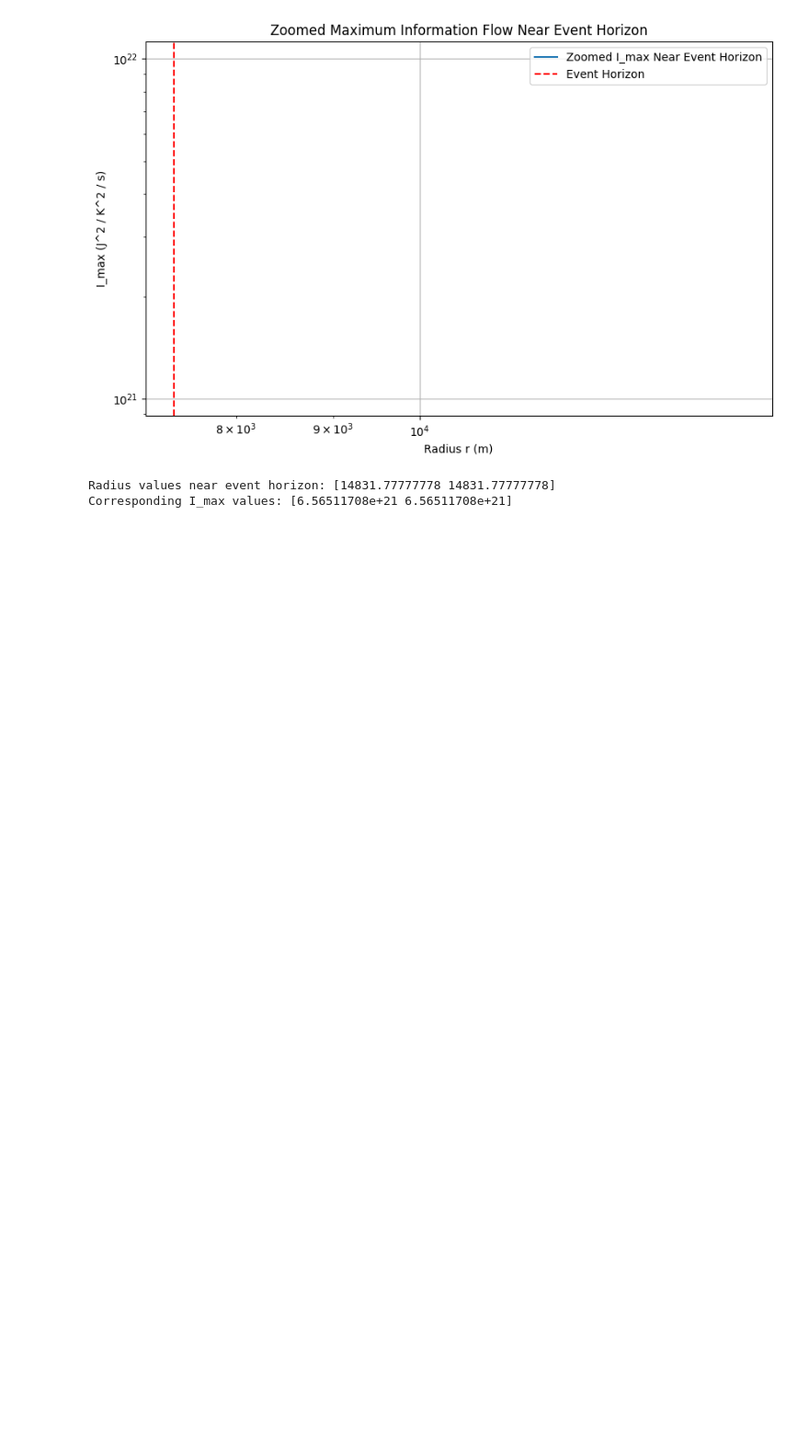
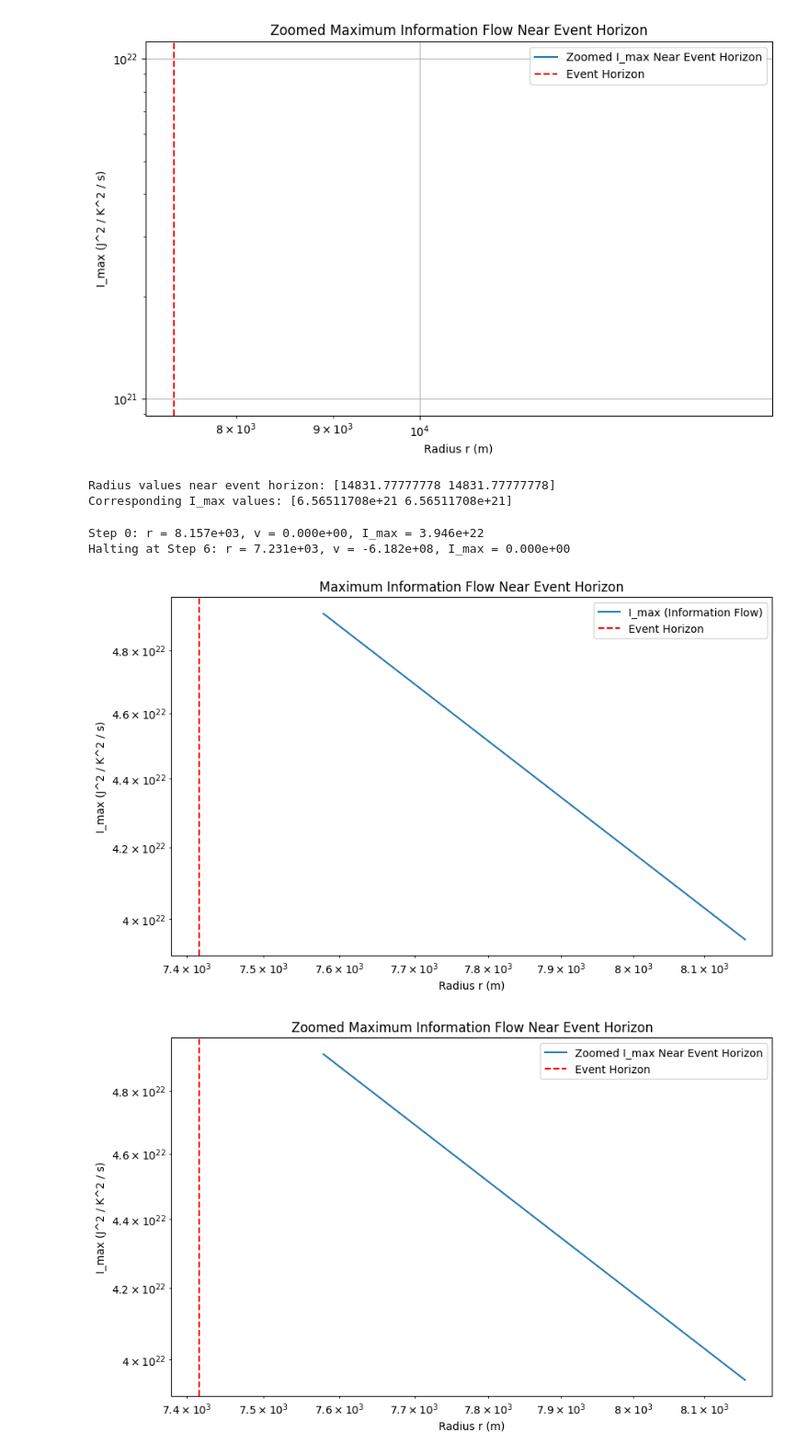
Before and after one commit to nking-1/Generativity, a Jupyter notebook: ComplexityEfficiency.ipynb, the cells around one changed output. Shown at 92% size. Cells and saved outputs as stored; diff of their text form; code cells hidden in the pictures; blank space fills up the shorter version.

```diff
--- a/ComplexityEfficiency.ipynb
+++ b/ComplexityEfficiency.ipynb
@@ -1610,8 +2110,8 @@ R_s = 2 * G * M / c**2  # Schwarzschild radius (m)
 # Initial conditions
 r_0 = 1.1 * R_s  # Start slightly outside the Schwarzschild radius (m)
 v_0 = 0  # Initial velocity (m/s)
-t_max = 1e10  # Maximum simulation time (s)
-dt = 0.01  # Smaller time step for better resolution
+t_max = 1  # Maximum simulation time (s)
+dt = 1e-6  # Smaller step for higher resolution
 
 # Time array
 steps = int(t_max / dt)
@@ -1628,17 +2128,25 @@ v[0] = v_0
 
 # Simulation loop
 for n in range(steps - 1):
-    if r[n] <= R_s:
-        break  # Halt if horizon is reached
     # Update velocity with optional relativistic correction
     a = -G * M / (r[n]**2 * (1 - R_s / r[n]))  # Relativistic correction
     v[n + 1] = v[n] + a * dt
     # Update radius
     r[n + 1] = r[n] + v[n] * dt
+
     # Compute maximum information flow
     if r[n] > R_s:  # Ensure r > R_s to avoid invalid calculations
         rho = M / r[n]**3
         I_max[n] = (k_B**2 * rho**2 * r[n]**3 * c) / G
+
+    # Halting condition: Check I_max after it has been updated
+    if I_max[n] < 1e-5:
+        print(f"Halting at Step {n}: r = {r[n]:.3e}, v = {v[n]:.3e}, I_max = {I_max[n]:.3e}")
+        break
+
+    if n % 10000 == 0:  # Print every 10,000 steps
+        print(f"Step {n}: r = {r[n]:.3e}, v = {v[n]:.3e}, I_max = {I_max[n]:.3e}")
+
 
 # Truncate arrays to valid range
 valid_indices = r > R_s
@@ -1658,30 +2166,35 @@ plt.figure(figsize=(10, 6))
 plt.loglog(r_valid, I_max_valid, label="I_max (Information Flow)")
 plt.axvline(R_s, color='red', linestyle='--', label="Event Horizon")
 plt.xlabel("Radius r (m)")
 plt.ylabel("I_max (J^2 / K^2 / s)")
 plt.title("Maximum Information Flow Near Event Horizon")
 plt.legend()
 plt.grid(True)
 plt.show()
 
 # Plot results: Zoomed-in range
 plt.figure(figsize=(10, 6))
 plt.loglog(r_zoomed, I_max_zoomed, label="Zoomed I_max Near Event Horizon")
 plt.axvline(R_s, color='red', linestyle='--', label="Event Horizon")
 plt.xlabel("Radius r (m)")
 plt.ylabel("I_max (J^2 / K^2 / s)")
 plt.title("Zoomed Maximum Information Flow Near Event Horizon")
 plt.legend()
 plt.grid(True)
 plt.show()
 
 # Plot results: Normalized radius
 plt.figure(figsize=(10, 6))
 plt.loglog(r_normalized, I_max_zoomed, label="I_max vs Normalized Radius")
 plt.axvline(1, color='red', linestyle='--', label="Event Horizon (R/R_s = 1)")
 plt.xlabel("Normalized Radius (r / R_s)")
 plt.ylabel("I_max (J^2 / K^2 / s)")
 plt.title("Maximum Information Flow vs Normalized Radius")
 plt.legend()
 plt.grid(True)
 plt.show()
+# %% [output]
+Step 0: r = 8.157e+03, v = 0.000e+00, I_max = 3.946e+22
+Halting at Step 6: r = 7.231e+03, v = -6.182e+08, I_max = 0.000e+00
+[figure, added]
+[figure, added]
```
Also changed, not shown: parts of 3 cells of this notebook.
